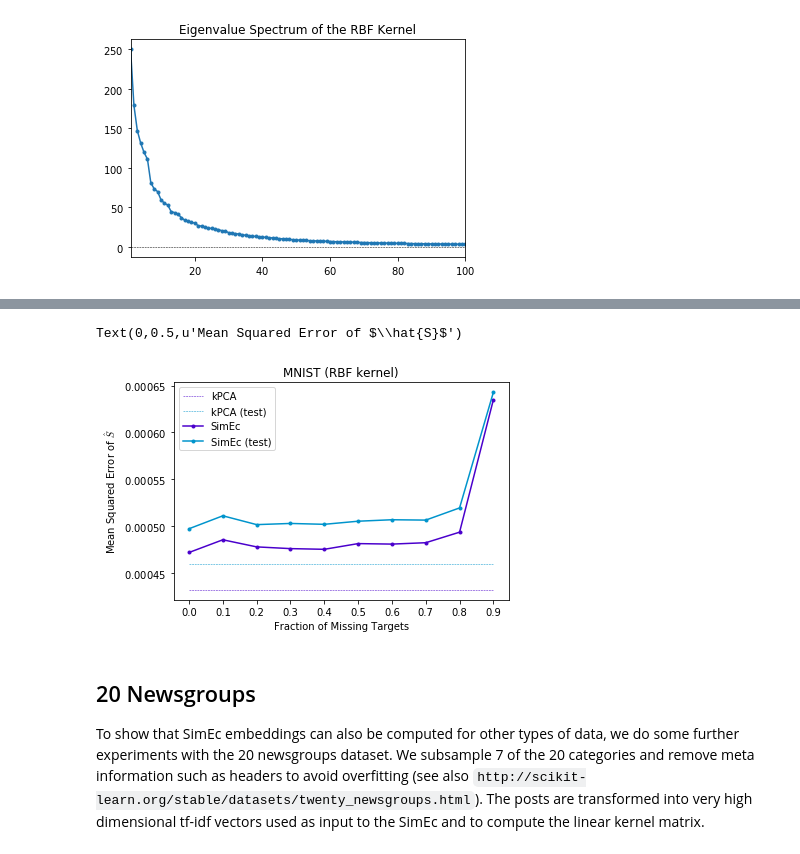
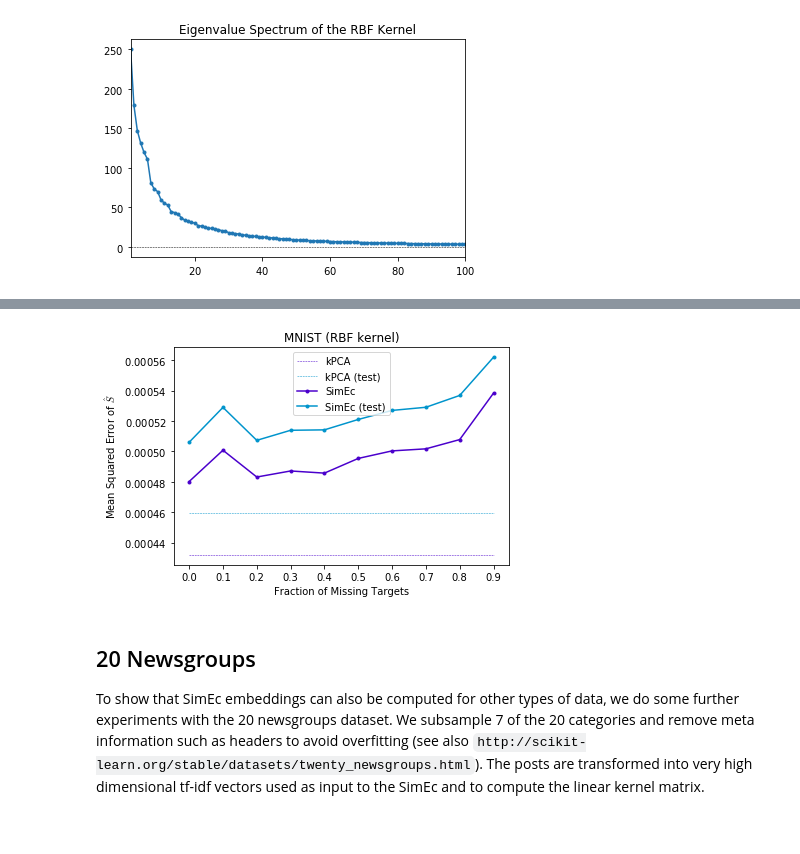
Before and after one commit to cod3licious/simec, a Jupyter notebook: 01_embed_linear_nonlinear.ipynb, the cells around one changed output, grey strips where cells are left out. Drawn from its saved outputs; the diff is of its cells as text; code cells hidden in the pictures.

```diff
--- a/01_embed_linear_nonlinear.ipynb
+++ b/01_embed_linear_nonlinear.ipynb
@@ -769,7 +773,7 @@ similarity approximation (test): msqe: 0.0017987971 ; r^2: 0.4426217808 ; rho: 0
 # %%
 # non-linear SimEc with rbf kernel
 simec = SimilarityEncoder(X.shape[1], 2, n_targets, hidden_layers=[(1000, 'tanh')], l2_reg=0.00000001,
-                          l2_reg_emb=0.00001, l2_reg_out=0.0000001, s_ll_reg=0.5,
+                          l2_reg_emb=0.00001, l2_reg_out=0.0000001, s_ll_reg=5.,
                           S_ll=K_rbf[:n_targets,:n_targets], opt=keras.optimizers.Adamax(lr=0.0003))
 simec.fit(X, K_rbf[:,:n_targets], epochs=25)
 X_embeds = simec.transform(X)
@@ -810,7 +814,6 @@ plt.title('Eigenvalue Spectrum of the RBF Kernel');
 # %% [output]
 [figure]
 # %%
-colors = get_colors(15)
 mse_rf, mse_rf_test, rsq_rf = [], [], []
 mse_kpca, mse_kpca_test, rsq_kpca = [], [], []
 mse_simec, mse_simec_test, rsq_simec = [], [], []
@@ -840,7 +843,7 @@ for e_dim in e_dims:
     # simec
     simec = SimilarityEncoder(X.shape[1], e_dim, n_targets, hidden_layers=[(1000, 'tanh')],
                               l2_reg=0.00000001, l2_reg_emb=0.00001, l2_reg_out=0.0000001,
-                              s_ll_reg=0.5, S_ll=K_rbf[:n_targets,:n_targets],
+                              s_ll_reg=5., S_ll=K_rbf[:n_targets,:n_targets],
                               opt=keras.optimizers.Adamax(lr=0.0005))
     simec.fit(X, K_rbf[:,:n_targets])
     X_embeds = simec.transform(X)
@@ -853,6 +856,8 @@ for e_dim in e_dims:
     print "mse rf: %f (%f); mse kpca: %f (%f); mse simec: %f (%f)" % (mse_r, mse_rt, mse_k, mse_kt, mse, mse_t)
     print "correlation with kPCA       : %f" % check_embed_match(X_embed, X_embeds)[1]
     print "correlation with kPCA (test): %f" % check_embed_match(X_embed_test, X_embed_tests)[1]
+keras.backend.clear_session()
+colors = get_colors(15)
 plt.figure();
 plt.plot(e_dims, mse_kpca, '-o', markersize=3, c=colors[0], label='kPCA');
 plt.plot(e_dims, mse_kpca_test, '-o', markersize=3, c=colors[2], label='kPCA (test)');
@@ -918,7 +923,6 @@ mse_simec_test= [0.0018040634036789118, 0.0012034976513934164, 0.000823177084722
 # missing targets
 n_targets = 1000
 np.random.seed(15)
-colors = get_colors(10)
 mse_simec, mse_simec_test = [], []
 kpca = KernelPCA(n_components=10, kernel='rbf', gamma=gamma)
 X_embed = kpca.fit_transform(X)
@@ -932,7 +936,8 @@ for m in missing_targets:
     K_rbf_noisy[np.random.rand(*K_rbf_noisy.shape)<=m] = -100
     simec = SimilarityEncoder(X.shape[1], 10, n_targets, hidden_layers=[(1000, 'tanh')],
                               l2_reg=0.00000001, l2_reg_emb=0.00001, l2_reg_out=0.0000001,
-                              mask_value=-100, s_ll_reg=0.5, S_ll=K_rbf_noisy[:n_targets,:n_targets])
+                              mask_value=-100, s_ll_reg=5., S_ll=K_rbf_noisy[:n_targets,:n_targets],
+                              opt=keras.optimizers.Adamax(lr=0.0005))
     simec.fit(X, K_rbf_noisy[:,:n_targets])
     X_embed = simec.transform(X)
     X_embed_test = simec.transform(X_test)
@@ -941,6 +946,8 @@ for m in missing_targets:
     mse_t = check_similarity_match(X_embed_test, K_rbf_test)[0]
     mse_simec_test.append(mse_t)
     print "mse kpca: %f (%f); mse simec: %f (%f)" % (mse_k, mse_kt, mse, mse_t)
+keras.backend.clear_session()
+colors = get_colors(10)
 plt.figure();
 plt.plot([0, missing_targets[-1]], [mse_k, mse_k], '--', linewidth=0.5, c=colors[8], label='kPCA');
 plt.plot([0, missing_targets[-1]], [mse_kt, mse_kt], '--', linewidth=0.5, c=colors[6], label='kPCA (test)');
@@ -972,5 +979,4 @@ mse kpca: 0.000432 (0.000460); mse simec: 0.000635 (0.000643)
-Text(0,0.5,u'Mean Squared Error of $\\hat{S}$')
-[figure, old version]
+[figure, new version]
 # %% [markdown]
 ## 20 Newsgroups
 To show that SimEc embeddings can also be computed for other types of data, we do some further experiments with the 20 newsgroups dataset. We subsample 7 of the 20 categories and remove meta information such as headers to avoid overfitting (see also `http://scikit-learn.org/stable/datasets/twenty_newsgroups.html`). The posts are transformed into very high dimensional tf-idf vectors used as input to the SimEc and to compute the linear kernel matrix.
```
Also changed, not shown: parts of 25 cells of this notebook, 10 other files.
